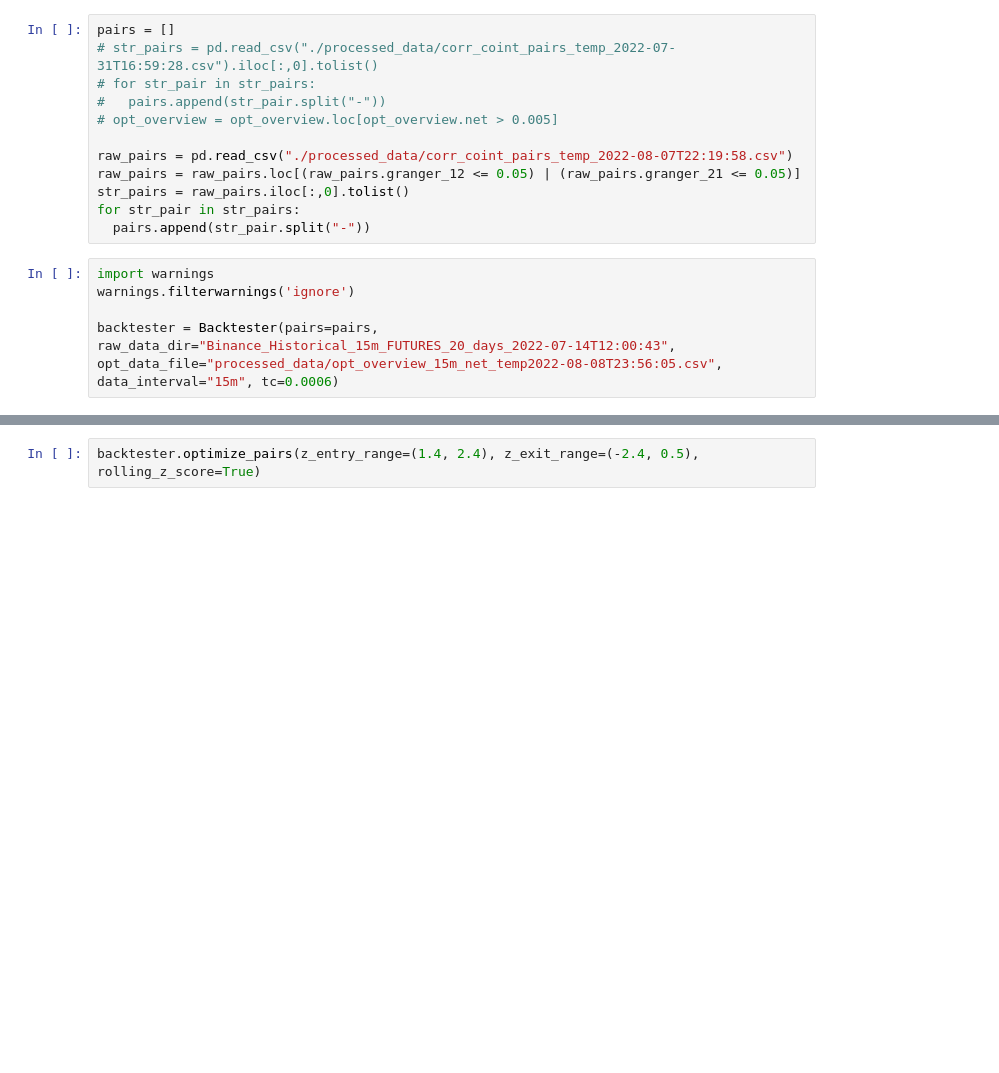
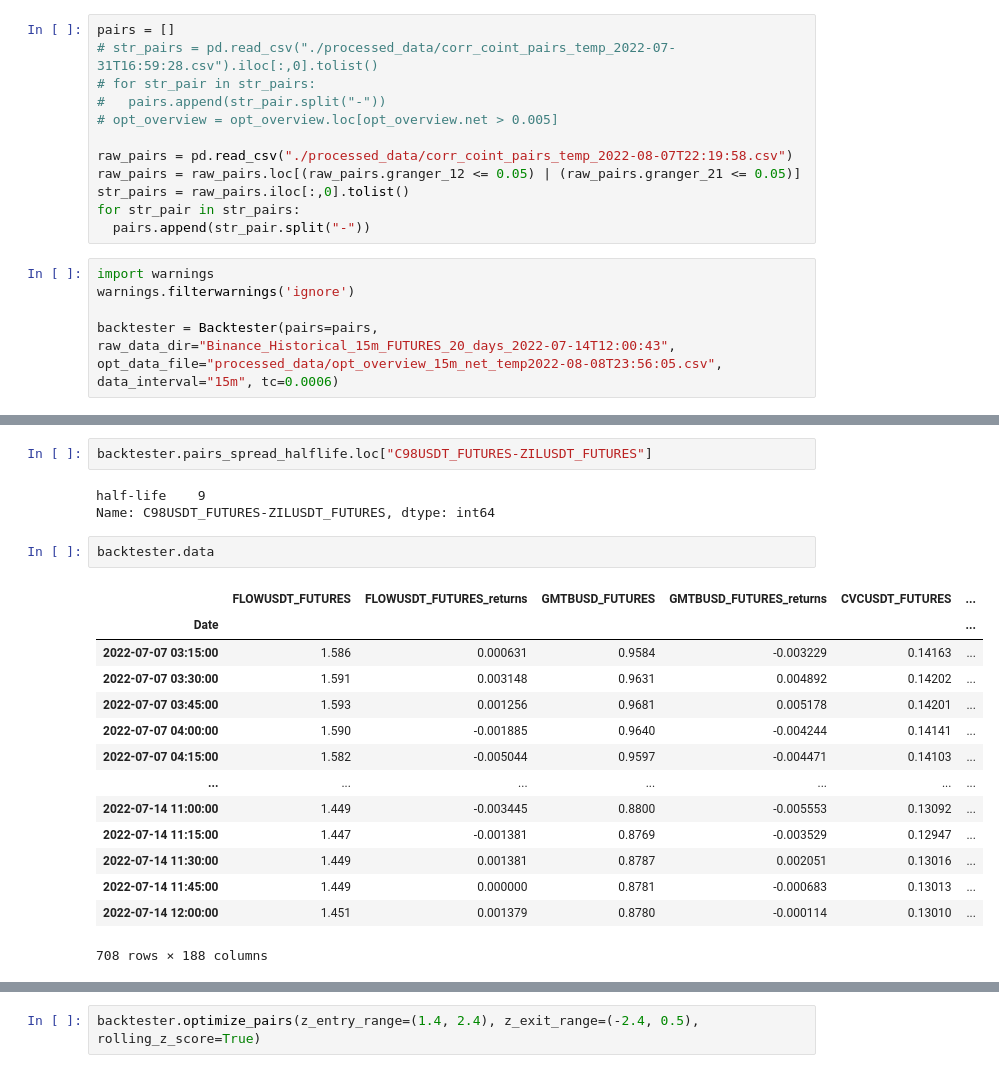
Before and after one commit to mscbr/algo_pairs, a Jupyter notebook: class_modules.ipynb, the cells around one changed output, grey strips where cells are left out. Cells and saved outputs as stored; diff of their text form; blank space fills up the shorter version.

Commit message:
WIP: fixes + half_life getter

```diff
--- a/class_modules.ipynb
+++ b/class_modules.ipynb
@@ -828,0 +886,22 @@ backtester.walkforward_results.to_csv("wf_results.csv")
+# %%
+backtester.pairs_spread_halflife.loc["C98USDT_FUTURES-ZILUSDT_FUTURES"]
+# %% [output]
+half-life    9
+Name: C98USDT_FUTURES-ZILUSDT_FUTURES, dtype: int64
+# %%
+backtester.data
+# %% [output]
+|  | FLOWUSDT_FUTURES | FLOWUSDT_FUTURES_returns | GMTBUSD_FUTURES | GMTBUSD_FUTURES_returns | CVCUSDT_FUTURES | ... |
+| Date |  |  |  |  |  | ... |
+| 2022-07-07 03:15:00 | 1.586 | 0.000631 | 0.9584 | -0.003229 | 0.14163 | ... |
+| 2022-07-07 03:30:00 | 1.591 | 0.003148 | 0.9631 | 0.004892 | 0.14202 | ... |
+| 2022-07-07 03:45:00 | 1.593 | 0.001256 | 0.9681 | 0.005178 | 0.14201 | ... |
+| 2022-07-07 04:00:00 | 1.590 | -0.001885 | 0.9640 | -0.004244 | 0.14141 | ... |
+| 2022-07-07 04:15:00 | 1.582 | -0.005044 | 0.9597 | -0.004471 | 0.14103 | ... |
+| ... | ... | ... | ... | ... | ... | ... |
+| 2022-07-14 11:00:00 | 1.449 | -0.003445 | 0.8800 | -0.005553 | 0.13092 | ... |
+| 2022-07-14 11:15:00 | 1.447 | -0.001381 | 0.8769 | -0.003529 | 0.12947 | ... |
+| 2022-07-14 11:30:00 | 1.449 | 0.001381 | 0.8787 | 0.002051 | 0.13016 | ... |
+| 2022-07-14 11:45:00 | 1.449 | 0.000000 | 0.8781 | -0.000683 | 0.13013 | ... |
+| 2022-07-14 12:00:00 | 1.451 | 0.001379 | 0.8780 | -0.000114 | 0.13010 | ... |
+708 rows × 188 columns
```
Also changed, not shown: parts of 15 cells of this notebook.
